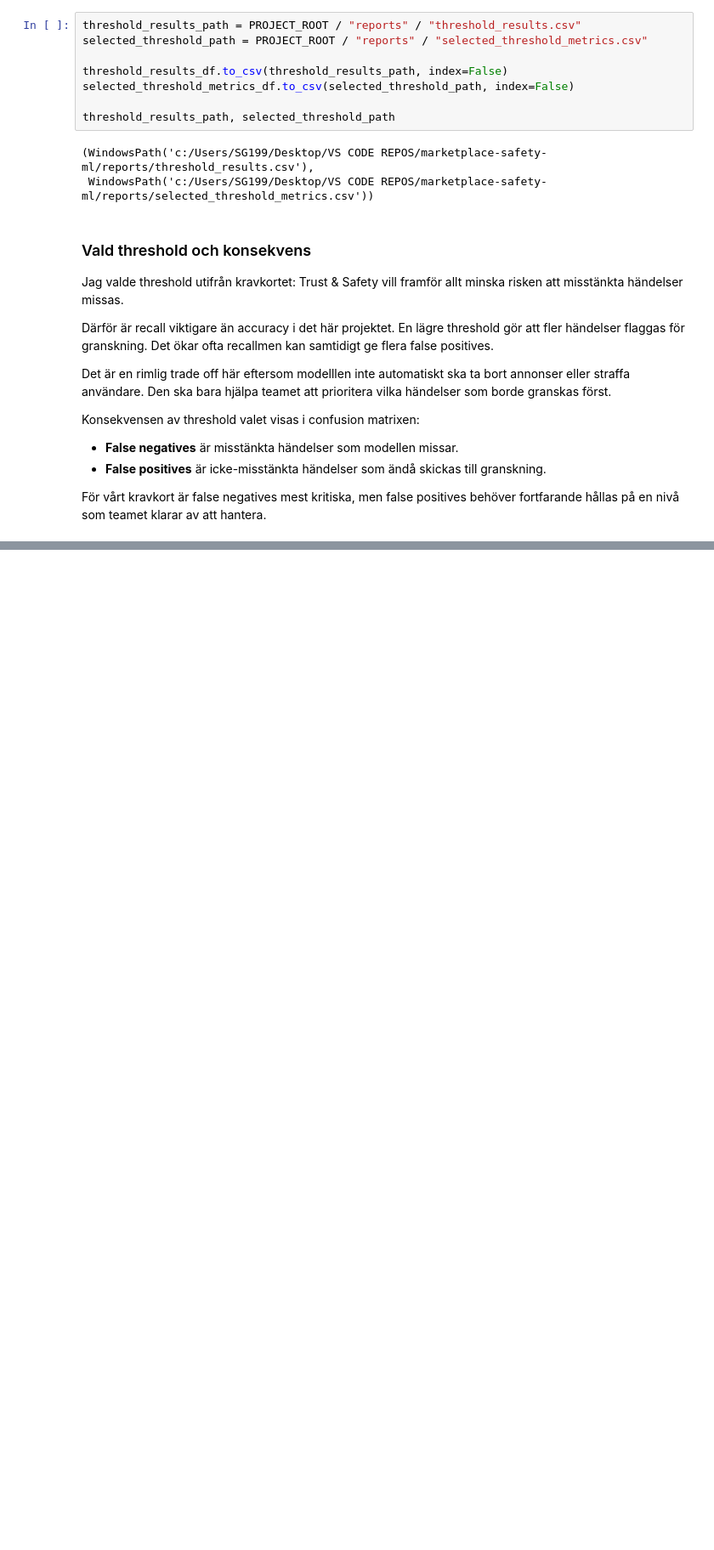
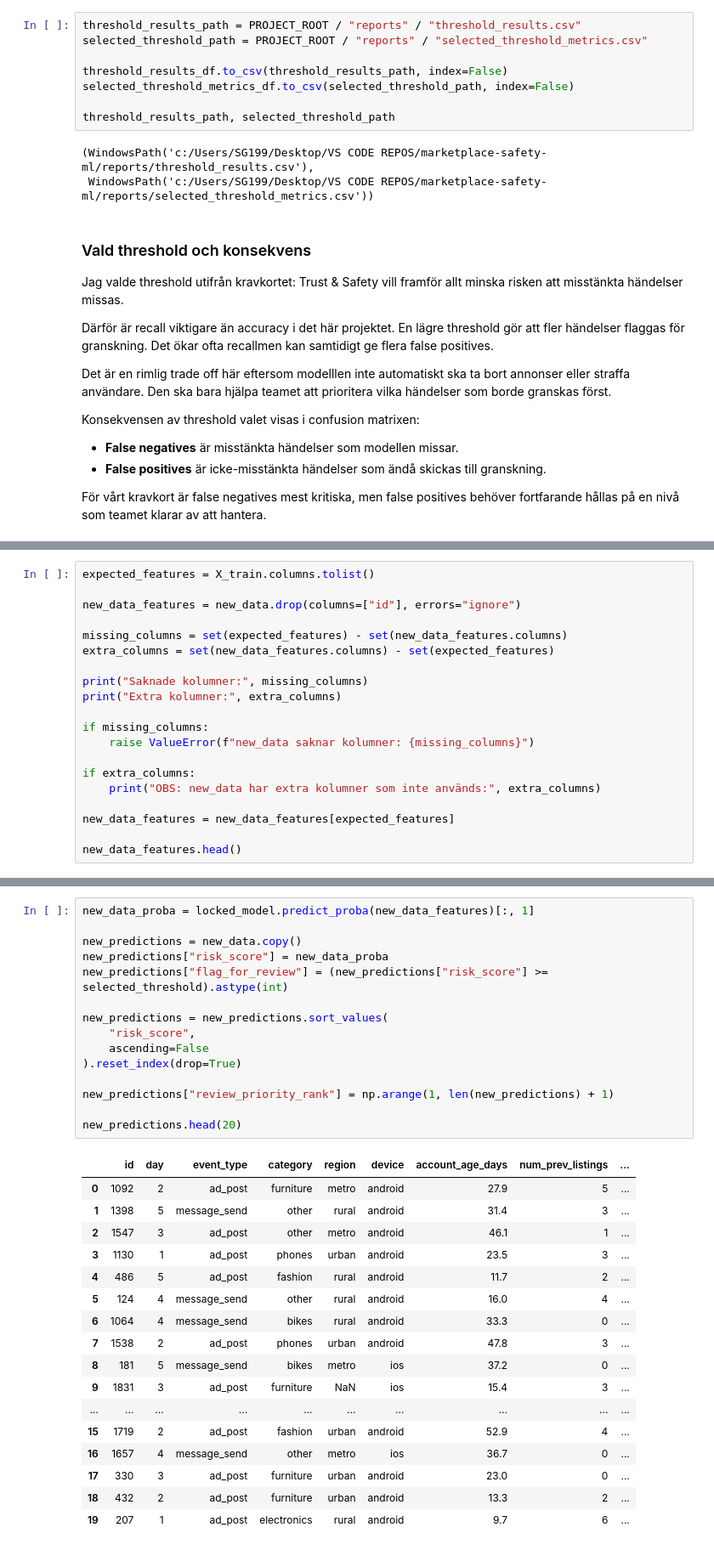
Before and after one commit to SoroushGReza/marketplace-safety-ml, a Jupyter notebook: notebooks/report.ipynb, the cells around one changed output, grey strips where cells are left out. Shown at 85% size. Saved outputs shown, nothing was run; the diff lists cells and outputs as text; blank space fills up the shorter version.

```diff
--- a/notebooks/report.ipynb
+++ b/notebooks/report.ipynb
@@ -937,0 +963,20 @@ För vårt kravkort är false negatives mest kritiska, men false positives behö
+# %%
+expected_features = X_train.columns.tolist()
+
+new_data_features = new_data.drop(columns=["id"], errors="ignore")
+
+missing_columns = set(expected_features) - set(new_data_features.columns)
+extra_columns = set(new_data_features.columns) - set(expected_features)
+
+print("Saknade kolumner:", missing_columns)
+print("Extra kolumner:", extra_columns)
+
+if missing_columns:
+    raise ValueError(f"new_data saknar kolumner: {missing_columns}")
+
+if extra_columns:
+    print("OBS: new_data har extra kolumner som inte används:", extra_columns)
+
+new_data_features = new_data_features[expected_features]
+
+new_data_features.head()
@@ -937,0 +1028,33 @@ För vårt kravkort är false negatives mest kritiska, men false positives behö
+# %%
+new_data_proba = locked_model.predict_proba(new_data_features)[:, 1]
+
+new_predictions = new_data.copy()
+new_predictions["risk_score"] = new_data_proba
+new_predictions["flag_for_review"] = (new_predictions["risk_score"] >= selected_threshold).astype(int)
+
+new_predictions = new_predictions.sort_values(
+    "risk_score",
+    ascending=False
+).reset_index(drop=True)
+
+new_predictions["review_priority_rank"] = np.arange(1, len(new_predictions) + 1)
+
+new_predictions.head(20)
+# %% [output]
+|  | id | day | event_type | category | region | device | account_age_days | num_prev_listings | ... |
+| 0 | 1092 | 2 | ad_post | furniture | metro | android | 27.9 | 5 | ... |
+| 1 | 1398 | 5 | message_send | other | rural | android | 31.4 | 3 | ... |
+| 2 | 1547 | 3 | ad_post | other | metro | android | 46.1 | 1 | ... |
+| 3 | 1130 | 1 | ad_post | phones | urban | android | 23.5 | 3 | ... |
+| 4 | 486 | 5 | ad_post | fashion | rural | android | 11.7 | 2 | ... |
+| 5 | 124 | 4 | message_send | other | rural | android | 16.0 | 4 | ... |
+| 6 | 1064 | 4 | message_send | bikes | rural | android | 33.3 | 0 | ... |
+| 7 | 1538 | 2 | ad_post | phones | urban | android | 47.8 | 3 | ... |
+| 8 | 181 | 5 | message_send | bikes | metro | ios | 37.2 | 0 | ... |
+| 9 | 1831 | 3 | ad_post | furniture | NaN | ios | 15.4 | 3 | ... |
+| ... | ... | ... | ... | ... | ... | ... | ... | ... | ... |
+| 15 | 1719 | 2 | ad_post | fashion | urban | android | 52.9 | 4 | ... |
+| 16 | 1657 | 4 | message_send | other | metro | ios | 36.7 | 0 | ... |
+| 17 | 330 | 3 | ad_post | furniture | urban | android | 23.0 | 0 | ... |
+| 18 | 432 | 2 | ad_post | furniture | urban | android | 13.3 | 2 | ... |
+| 19 | 207 | 1 | ad_post | electronics | rural | android | 9.7 | 6 | ... |
```
Also changed, not shown: parts of 11 cells of this notebook, 4 other files.
